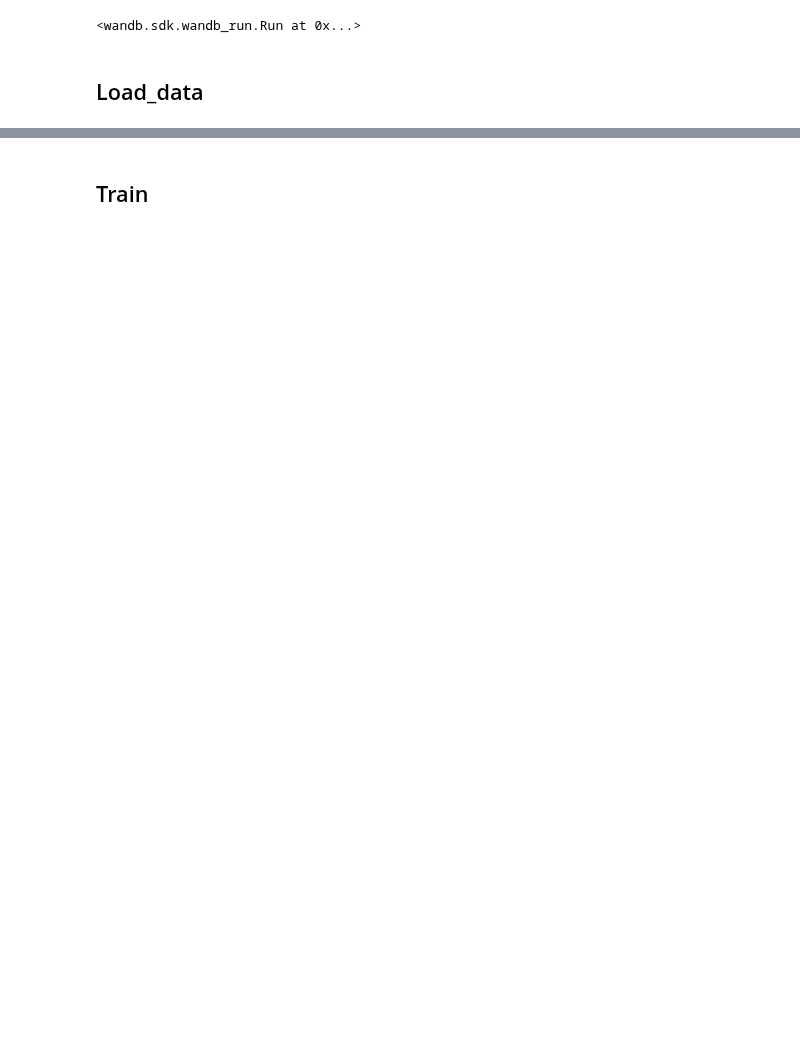
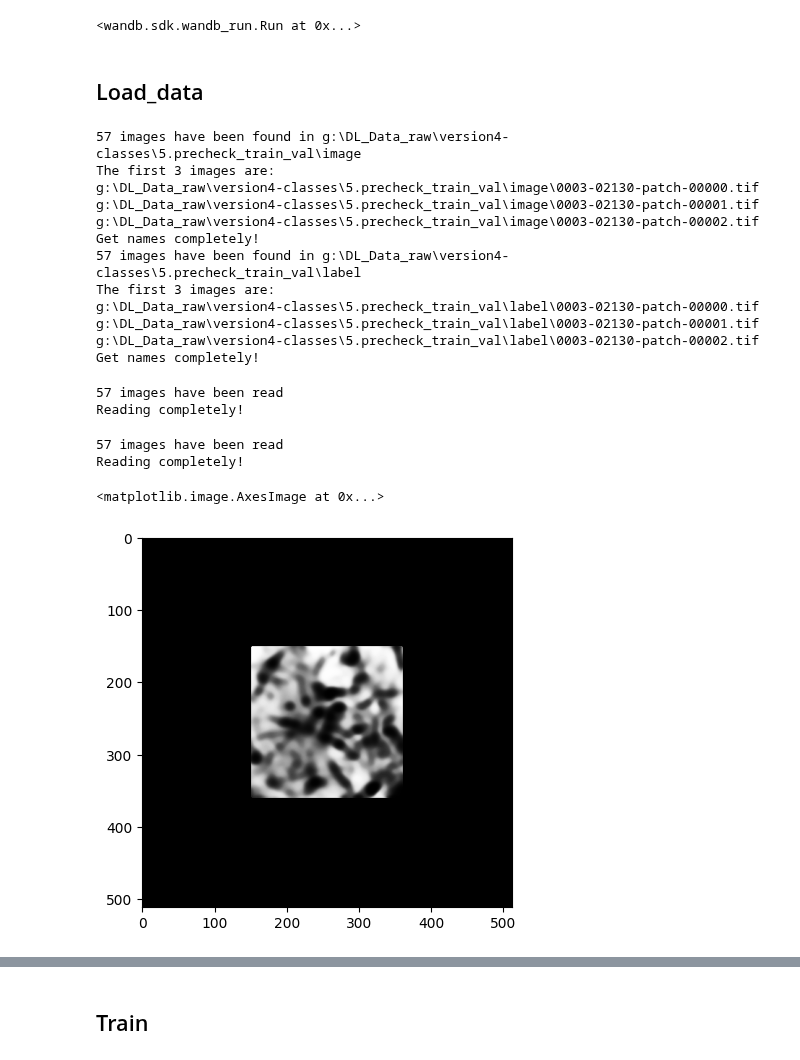
Before and after one commit to Lai-shixuan/Soil-Column-Procedures, a Jupyter notebook: src/workflow_tools/DL_Main_Net.ipynb, the cells around one changed output, grey strips where cells are left out. Drawn from its saved outputs; the diff is of its cells as text; code cells hidden in the pictures; blank space fills up the shorter version.

```diff
--- a/src/workflow_tools/DL_Main_Net.ipynb
+++ b/src/workflow_tools/DL_Main_Net.ipynb
@@ -175,11 +196,38 @@ labels = precheck(label_images, DetectionMode.NONE, verbose=False, is_label=True
 # %%
-# data_paths = fb.get_image_names('g:/DL_Data_raw/version4-classes/5.precheck_train_vel/image/', None, 'tif')
-# labels_paths = fb.get_image_names('g:/DL_Data_raw/version4-classes/5.precheck_train_vel/label/', None, 'tif')
-# # data_paths = fb.get_image_names('/mnt/images/', None, 'tif')
-# # labels_paths = fb.get_image_names('/mnt/labels/', None, 'tif')
+data_paths = fb.get_image_names(r'g:\DL_Data_raw\version4-classes\5.precheck_train_val\image', None, 'tif')
+labels_paths = fb.get_image_names(r'g:\DL_Data_raw\version4-classes\5.precheck_train_val\label', None, 'tif')
+# data_paths = fb.get_image_names('/mnt/images/', None, 'tif')
+# labels_paths = fb.get_image_names('/mnt/labels/', None, 'tif')
 
-# data = fb.read_images(data_paths, 'gray', read_all=True)
-# labels = fb.read_images(labels_paths, 'gray', read_all=True)
+data = fb.read_images(data_paths, 'gray', read_all=True)
+labels = fb.read_images(labels_paths, 'gray', read_all=True)
+
+for i in range(len(data)):
+    data[i] = pre_process.median(data[i], kernel_size=3)
+    data[i] = pre_process.histogram_equalization_float32(data[i])
+
+# Using plt to show the first img in gray
+import matplotlib.pyplot as plt
+plt.imshow(data[30], cmap='gray', vmin=0, vmax=1)
+# %% [output]
+57 images have been found in g:\DL_Data_raw\version4-classes\5.precheck_train_val\image
+The first 3 images are:
+g:\DL_Data_raw\version4-classes\5.precheck_train_val\image\0003-02130-patch-00000.tif
+g:\DL_Data_raw\version4-classes\5.precheck_train_val\image\0003-02130-patch-00001.tif
+g:\DL_Data_raw\version4-classes\5.precheck_train_val\image\0003-02130-patch-00002.tif
+Get names completely!
+57 images have been found in g:\DL_Data_raw\version4-classes\5.precheck_train_val\label
+The first 3 images are:
+g:\DL_Data_raw\version4-classes\5.precheck_train_val\label\0003-02130-patch-00000.tif
+g:\DL_Data_raw\version4-classes\5.precheck_train_val\label\0003-02130-patch-00001.tif
+g:\DL_Data_raw\version4-classes\5.precheck_train_val\label\0003-02130-patch-00002.tif
+Get names completely!
+57 images have been read
+Reading completely!
+57 images have been read
+Reading completely!
+<matplotlib.image.AxesImage at 0x...>
+[figure, added]
 # %%
 train_data, val_data, train_labels, val_labels = train_test_split(data, labels, test_size=my_parameters['ratio'], random_state=my_parameters['seed'])
 
```
Also changed, not shown: parts of 14 cells of this notebook, 5 other files.
